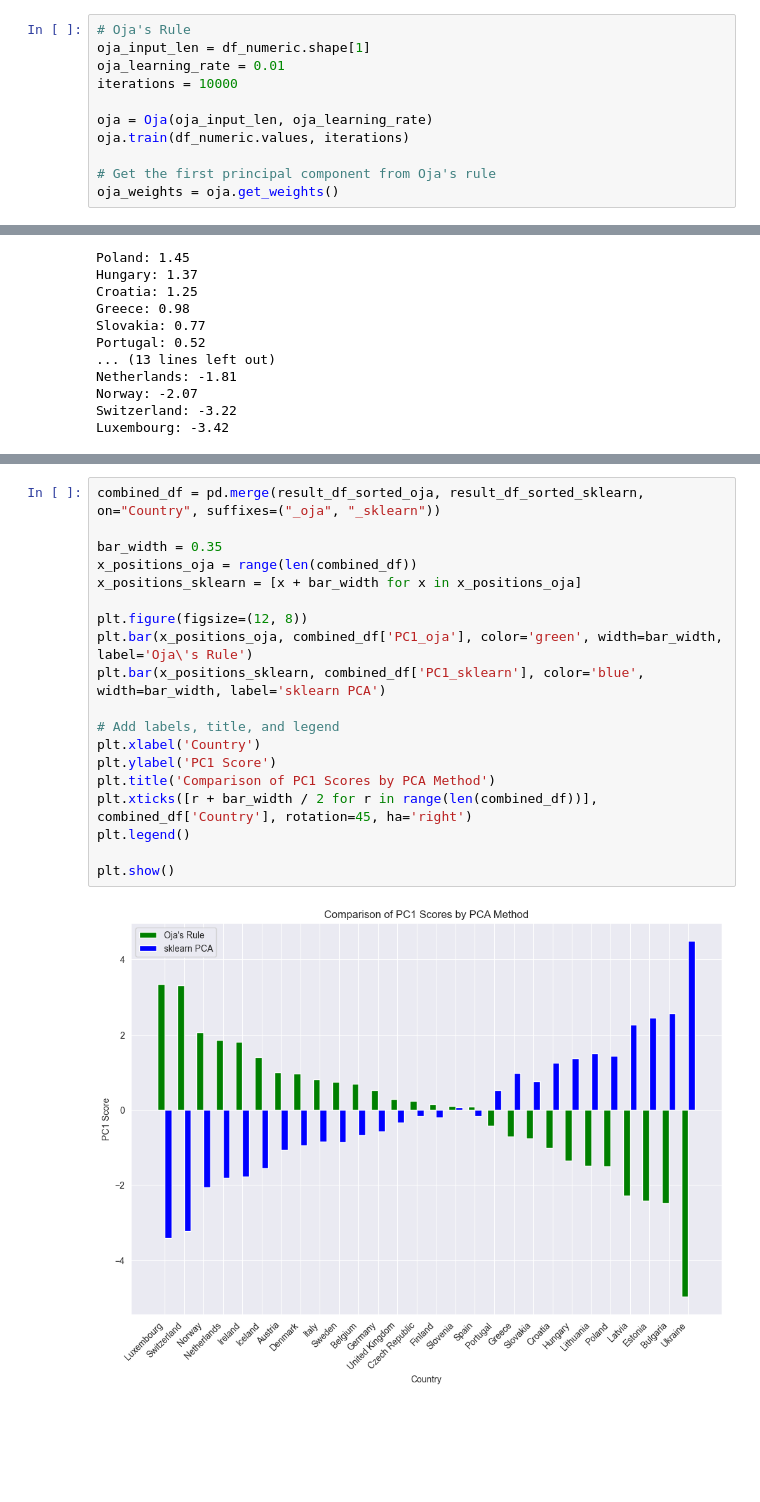
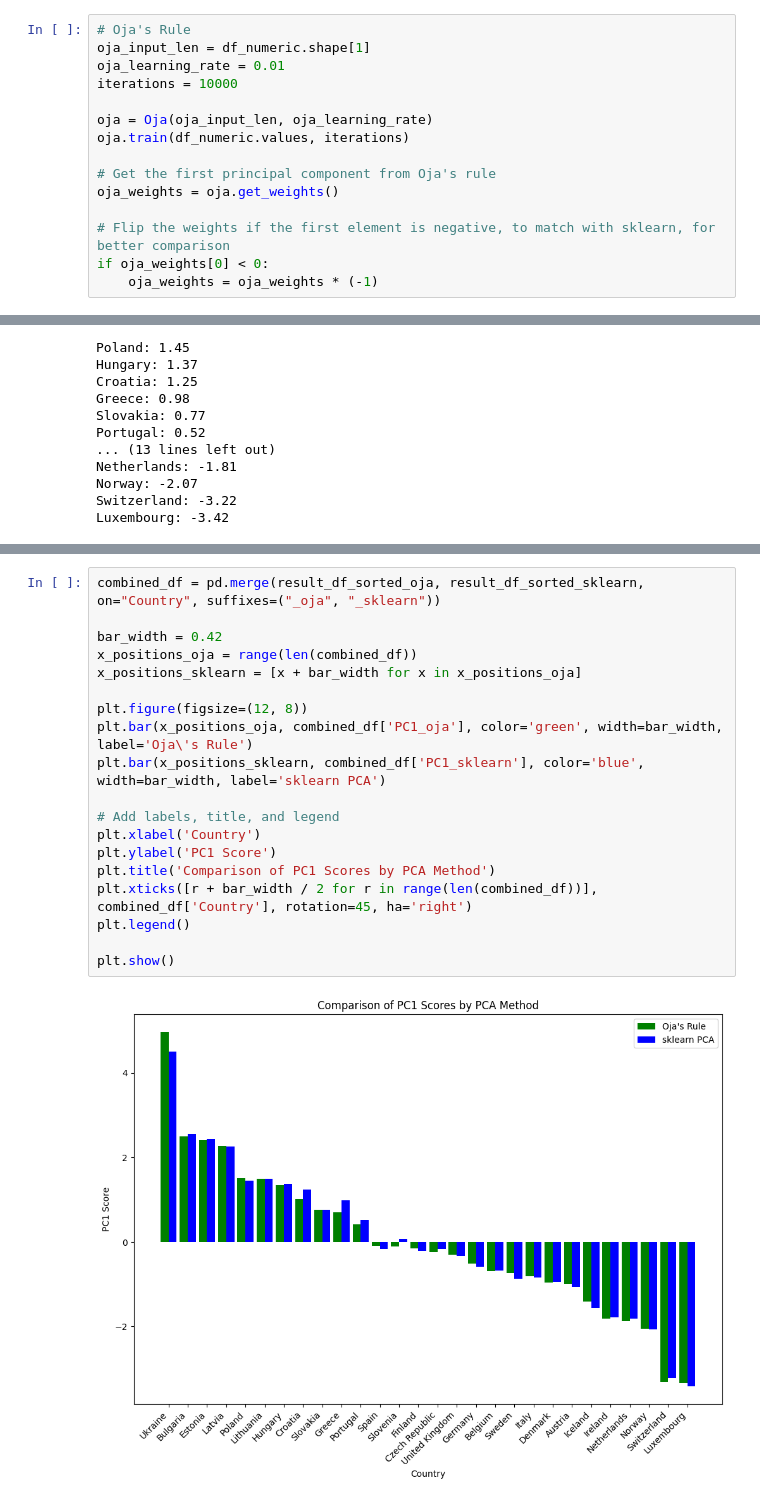
Before and after one commit to Georg1604/SIA-TP4, a Jupyter notebook: Exercise1/Ejercicio1.ipynb, the cells around one changed output, grey strips where cells are left out. Saved outputs shown, nothing was run; the diff lists cells and outputs as text; blank space fills up the shorter version.

Commit message:
added comparison graphs etc.

```diff
--- a/Exercise1/Ejercicio1.ipynb
+++ b/Exercise1/Ejercicio1.ipynb
@@ -137,4 +137,8 @@ oja.train(df_numeric.values, iterations)
 
 # Get the first principal component from Oja's rule
 oja_weights = oja.get_weights()
+
+# Flip the weights if the first element is negative, to match with sklearn, for better comparison
+if oja_weights[0] < 0:
+    oja_weights = oja_weights * (-1)
 # %% [markdown]
@@ -361,21 +361,21 @@ plt.show()
 # %%
 combined_df = pd.merge(result_df_sorted_oja, result_df_sorted_sklearn, on="Country", suffixes=("_oja", "_sklearn"))
 
-bar_width = 0.35
+bar_width = 0.42
 x_positions_oja = range(len(combined_df))
 x_positions_sklearn = [x + bar_width for x in x_positions_oja]
 
 plt.figure(figsize=(12, 8))
 plt.bar(x_positions_oja, combined_df['PC1_oja'], color='green', width=bar_width, label='Oja\'s Rule')
 plt.bar(x_positions_sklearn, combined_df['PC1_sklearn'], color='blue', width=bar_width, label='sklearn PCA')
 
 # Add labels, title, and legend
 plt.xlabel('Country')
 plt.ylabel('PC1 Score')
 plt.title('Comparison of PC1 Scores by PCA Method')
 plt.xticks([r + bar_width / 2 for r in range(len(combined_df))], combined_df['Country'], rotation=45, ha='right')
 plt.legend()
 
 plt.show()
 # %% [output]
-[figure, old version]
+[figure, new version]
```
Also changed, not shown: parts of 23 cells of this notebook, 1 other file.
